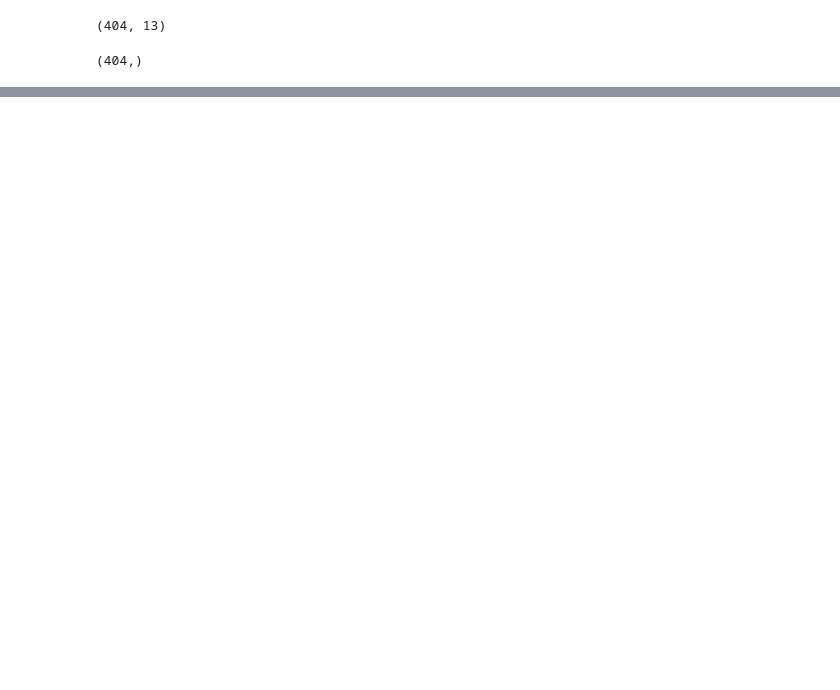
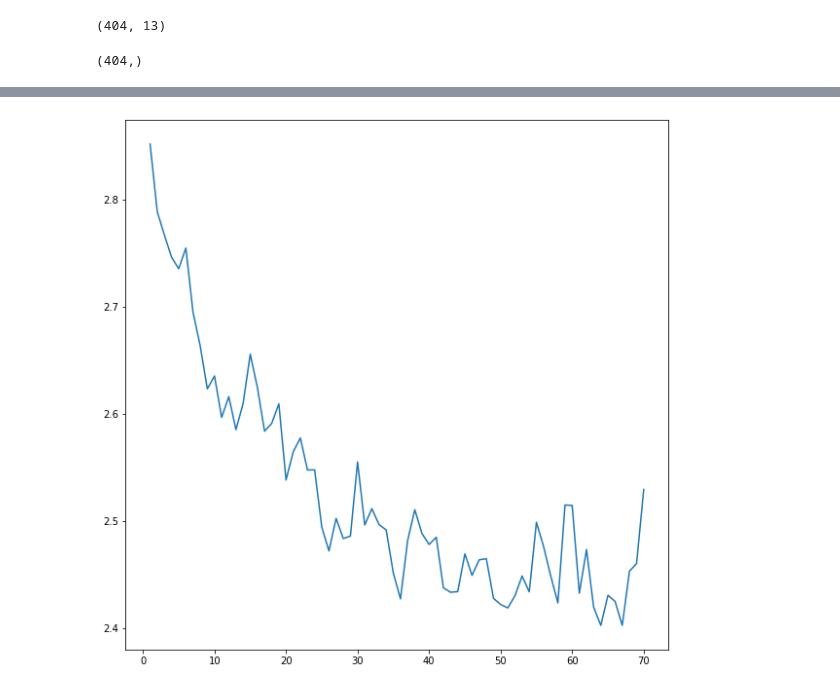
Before and after one commit to LennyRBriones/neural-networks-practices, a Jupyter notebook: solving_regretion_problem.ipynb, the cells around one changed output, grey strips where cells are left out. Cells and saved outputs as stored; diff of their text form; code cells hidden in the pictures; blank space fills up the shorter version.

Commit message:
finishin but still ned one test

```diff
--- a/solving_regretion_problem.ipynb
+++ b/solving_regretion_problem.ipynb
@@ -8,4 +8,4 @@ import numpy as pd
 from keras.datasets import boston_housing
 from keras import layers, models, optimizers
 # %%
-(train_data, train_labels), (test_data, test_labels) = boston_housing.load_data()
+(train_data , train_targets) ,(test_data,test_targets) = boston_housing.load_data()
@@ -26,0 +54,9 @@ train_labels[0]
+# %%
+
+#iteration the dataset with the training
+
+k = 4 #iterations
+num_val_samples = len(train_data) // k
+num_epoch = 85 ## original was 80
+#we used 500 to estimate
+all_history = [] #saving all historys
@@ -26,0 +71,22 @@ train_labels[0]
+# %%
+for i in range(k):
+    print("Fold " , i)
+    val_data = train_data[i*num_val_samples: (i+1) * num_val_samples]
+    val_targets = train_targets[i*num_val_samples: (i+1) * num_val_samples]
+
+    partial_train_data = np.concatenate(
+    [train_data[:i * num_val_samples],
+     train_data[(i+1) * num_val_samples:]],
+     axis= 0
+    )
+
+    partial_train_targets = np.concatenate(
+    [train_targets[:i * num_val_samples],
+     train_targets[(i+1) * num_val_samples:]],
+     axis= 0
+    )
+    model = build_model_regression(13)
+    history = model.fit(partial_train_data, partial_train_targets, epochs=num_epoch, batch_size =16,
+                        validation_data = (val_data, val_targets),
+                        verbose=0)
+    all_history.append(history.history['val_mae'])
@@ -26,0 +124,2 @@ train_labels[0]
+# %%
+all_mae_avg = pd.DataFrame(all_history).mean(axis=0)
@@ -26,0 +141,8 @@ train_labels[0]
+# %%
+import matplotlib.pyplot as plt
+
+fig = plt.figure(figsize=(10,10))
+plt.plot(range(1, len(all_mae_avg[15:])+1), all_mae_avg[15:])
+plt.show()
+# %% [output]
+[figure, added]
```
Also changed, not shown: parts of 18 cells of this notebook.
